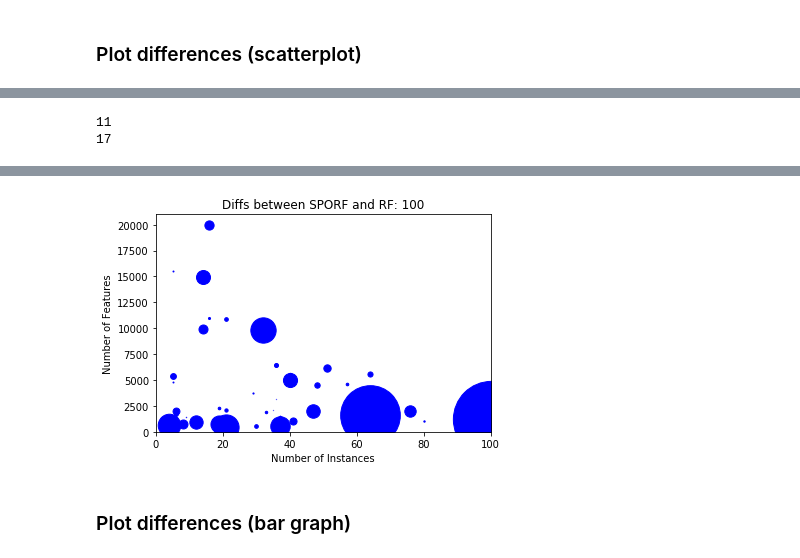
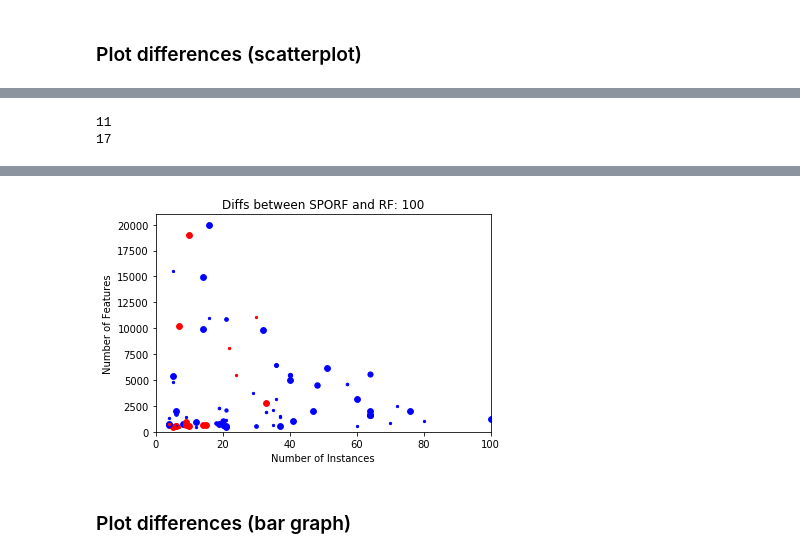
Before and after one commit to NeuroDataDesign/tealeaf, a Jupyter notebook: suyeon/code/OpenML_SPORF_vs_sklearnRF_default.ipynb, the cells around one changed output, grey strips where cells are left out. Cells and saved outputs as stored; diff of their text form; code cells hidden in the pictures.

Commit message:
fix scatterplot red dot issue on SPORF default difference data

```diff
--- a/suyeon/code/OpenML_SPORF_vs_sklearnRF_default.ipynb
+++ b/suyeon/code/OpenML_SPORF_vs_sklearnRF_default.ipynb
@@ -219,48 +218,51 @@ print(red_100)
 # %%
-# a = np.mean(acc_diffs_CC18)-0.01
-# # print(a)
-# b = np.mean(acc_diffs_CC18)+0.01
-# # print(b)
+a = np.mean(acc_diffs_CC18)-0.01
+# print(a)
+b = np.mean(acc_diffs_CC18)+0.01
+# print(b)
 
-# for i in range(len(acc_diffs_CC18)):
-#     if acc_diffs_CC18[i] > 0:
-#         if acc_diffs_CC18[i] < (a):
-#             acc_diffs_CC18[i] = a
-#         if acc_diffs_CC18[i] > (b):
-#             acc_diffs_CC18[i] = b
-#     else:
-#         if acc_diffs_CC18[i] > (a*-1):
-#             acc_diffs_CC18[i] = a*-1
-#         if acc_diffs_CC18[i] < (b*-1):
-#             acc_diffs_CC18[i] = b*-1
-# # print(np.sort(acc_diffs_CC18))
+Eacc_diffs_CC18 = acc_diffs_CC18
+Eacc_diffs_100 = acc_diffs_100
 
-# c = np.mean(acc_diffs_100)-0.01
-# # print(c)
-# d = np.mean(acc_diffs_100)+0.01
-# # print(d)
+for i in range(len(acc_diffs_CC18)):
+    if acc_diffs_CC18[i] > 0:
+        if acc_diffs_CC18[i] < (a):
+            Eacc_diffs_CC18[i] = a
+        if acc_diffs_CC18[i] > (b):
+            Eacc_diffs_CC18[i] = b
+    else:
+        if acc_diffs_CC18[i] > (a*-1):
+            Eacc_diffs_CC18[i] = a*-1
+        if acc_diffs_CC18[i] < (b*-1):
+            Eacc_diffs_CC18[i] = b*-1
+# print(np.sort(acc_diffs_CC18))
 
-# for i in range(len(acc_diffs_100)):
-#     if acc_diffs_100[i] > 0:
-#         if acc_diffs_100[i] < (c):
-#             acc_diffs_100[i] = c
-#         if acc_diffs_100[i] > (d):
-#             acc_diffs_100[i] = d
-#     else:
-#         if acc_diffs_100[i] > (c*-1):
-#             acc_diffs_100[i] = c*-1
-#         if acc_diffs_100[i] < (d*-1):
-#             acc_diffs_100[i] = d*-1
-# # print(np.sort(acc_diffs_100))
+c = np.mean(acc_diffs_100)-0.01
+# print(c)
+d = np.mean(acc_diffs_100)+0.01
+# print(d)
+
+for i in range(len(acc_diffs_100)):
+    if acc_diffs_100[i] > 0:
+        if acc_diffs_100[i] < (c):
+            Eacc_diffs_100[i] = c
+        if acc_diffs_100[i] > (d):
+            Eacc_diffs_100[i] = d
+    else:
+        if acc_diffs_100[i] > (c*-1):
+            Eacc_diffs_100[i] = c*-1
+        if acc_diffs_100[i] < (d*-1):
+            Eacc_diffs_100[i] = d*-1
+# print(np.sort(acc_diffs_100))
 
 red_CC18 = 0
 plt.figure()
-for i in range(len(acc_diffs_CC18)):
-    m = (acc_diffs_CC18[i])*300
-    if acc_diffs_CC18[i] > 0:
+for i in range(len(Eacc_diffs_CC18)):
+    m = (Eacc_diffs_CC18[i])*300
+    if Eacc_diffs_CC18[i] > 0:
         plt.plot(dimen_CC18[i][1],dimen_CC18[i][0],'bo',MarkerSize = m)
     else:
-        plt.plot(dimen_CC18[i][1],dimen_CC18[i][0],'ro',MarkerSize = m)
+        plt.plot(dimen_CC18[i][1],dimen_CC18[i][0],'ro',MarkerSize = m*-1)
         red_CC18 += 1
 plt.xlabel('Number of Instances')
 plt.ylabel('Number of Features')
@@ -272,12 +274,12 @@ print(red_CC18)
 
 red_100 = 0
 plt.figure()
-for i in range(len(acc_diffs_100)):
-    n = (acc_diffs_100[i])*300
-    if acc_diffs_100[i] > 0:
+for i in range(len(Eacc_diffs_100)):
+    n = (Eacc_diffs_100[i])*500
+    if Eacc_diffs_100[i] > 0:
         plt.plot(dimen_100[i][1],dimen_100[i][0],'bo',MarkerSize = n)
     else:
-        plt.plot(dimen_100[i][1],dimen_100[i][0],'ro',MarkerSize = n)
+        plt.plot(dimen_100[i][1],dimen_100[i][0],'ro',MarkerSize = n*-1)
         red_100 += 1
 plt.xlabel('Number of Instances')
 plt.ylabel('Number of Features')
@@ -293,4 +295,4 @@ print(red_100)
-[figure, old version]
+[figure, new version]
 # %% [markdown]
 ### Plot differences (bar graph)
 # %%
```
Also changed, not shown: parts of 2 cells of this notebook.
